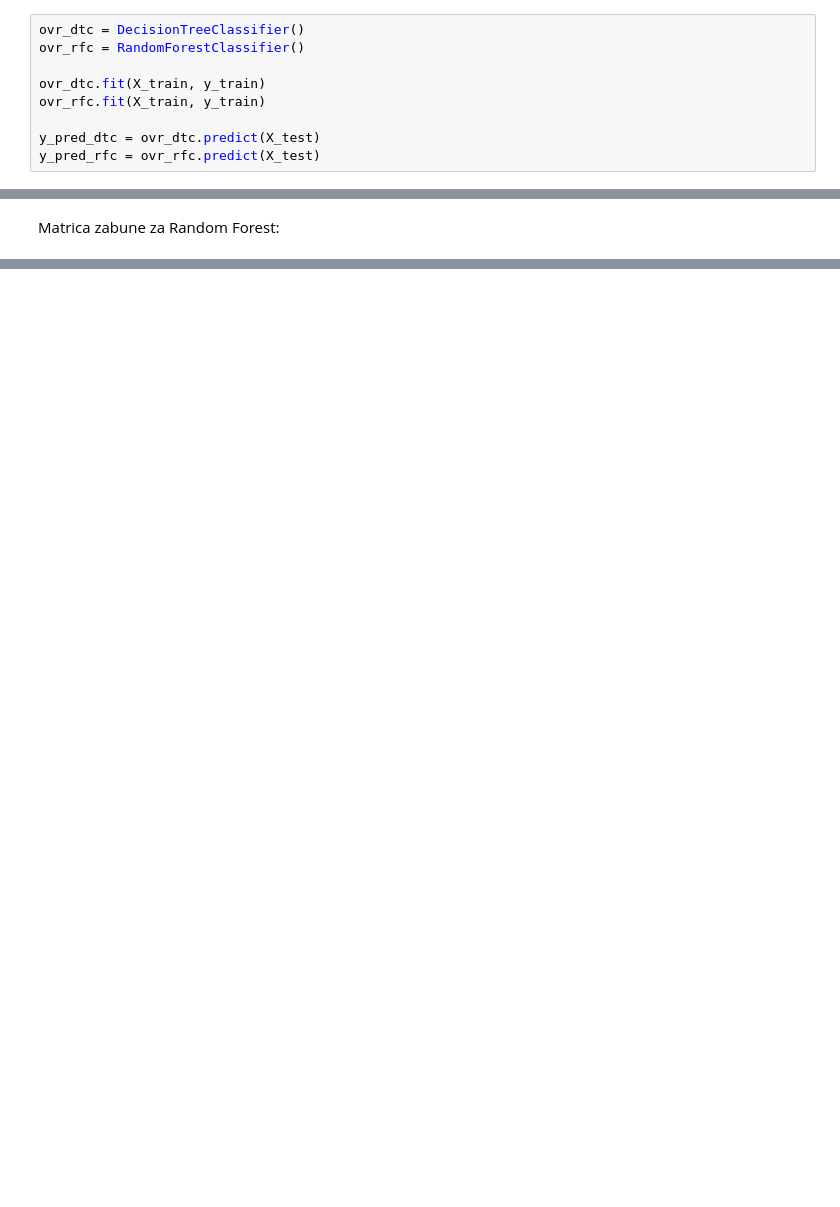
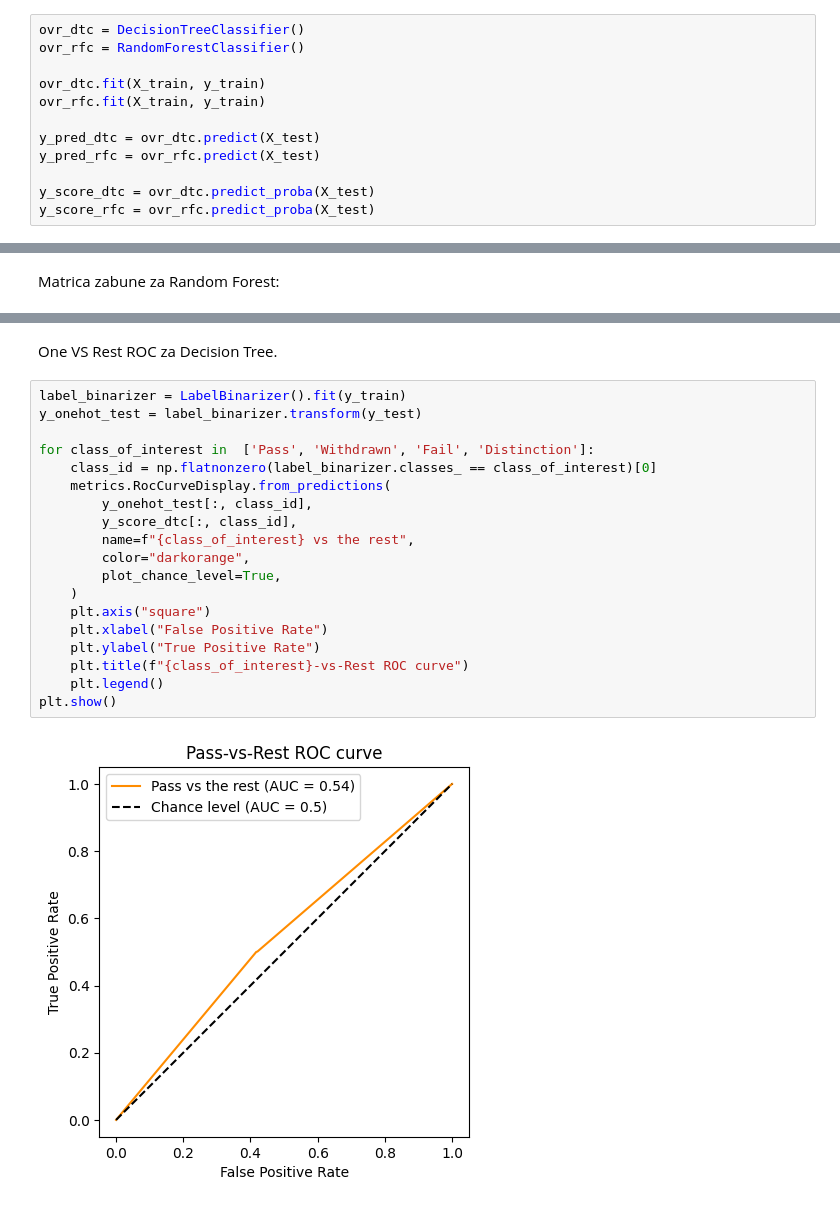
Before and after one commit to Hatej/UUZOP-Projekt, a Jupyter notebook: projekt.ipynb, the cells around one changed output, grey strips where cells are left out. Cells and saved outputs as stored; diff of their text form; blank space fills up the shorter version.

```diff
--- a/projekt.ipynb
+++ b/projekt.ipynb
@@ -439,6 +440,9 @@ ovr_rfc.fit(X_train, y_train)
 
 y_pred_dtc = ovr_dtc.predict(X_test)
 y_pred_rfc = ovr_rfc.predict(X_test)
+
+y_score_dtc = ovr_dtc.predict_proba(X_test)
+y_score_rfc = ovr_rfc.predict_proba(X_test)
 # %% [markdown]
 Rezultati decision tree-a:
 # %%
@@ -489,0 +494,23 @@ plt.show()
+# %% [markdown]
+One VS Rest ROC za Decision Tree.
+# %%
+label_binarizer = LabelBinarizer().fit(y_train)
+y_onehot_test = label_binarizer.transform(y_test)
+
+for class_of_interest in  ['Pass', 'Withdrawn', 'Fail', 'Distinction']:
+    class_id = np.flatnonzero(label_binarizer.classes_ == class_of_interest)[0]
+    metrics.RocCurveDisplay.from_predictions(
+        y_onehot_test[:, class_id],
+        y_score_dtc[:, class_id],
+        name=f"{class_of_interest} vs the rest",
+        color="darkorange",
+        plot_chance_level=True,
+    )
+    plt.axis("square")
+    plt.xlabel("False Positive Rate")
+    plt.ylabel("True Positive Rate")
+    plt.title(f"{class_of_interest}-vs-Rest ROC curve")
+    plt.legend()
+plt.show()
+# %% [output]
+[figure, added]
```
Also changed, not shown: parts of 8 cells of this notebook.
